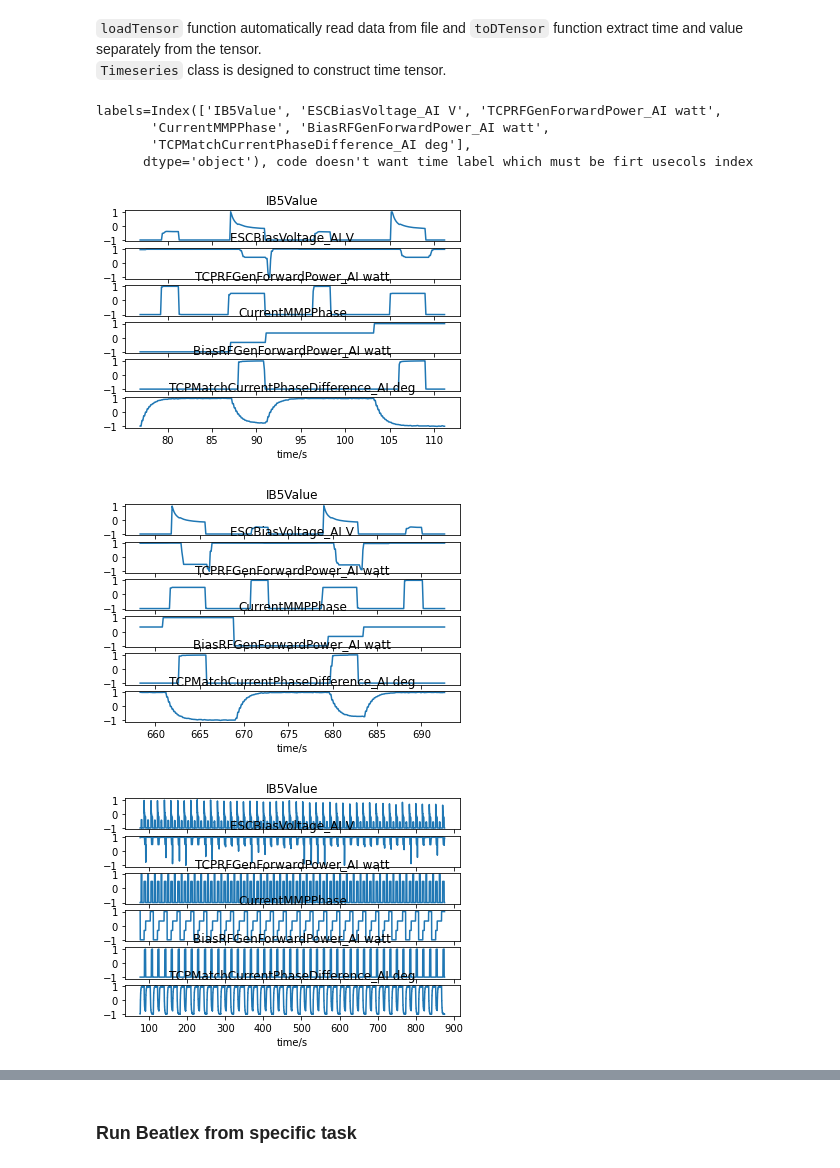
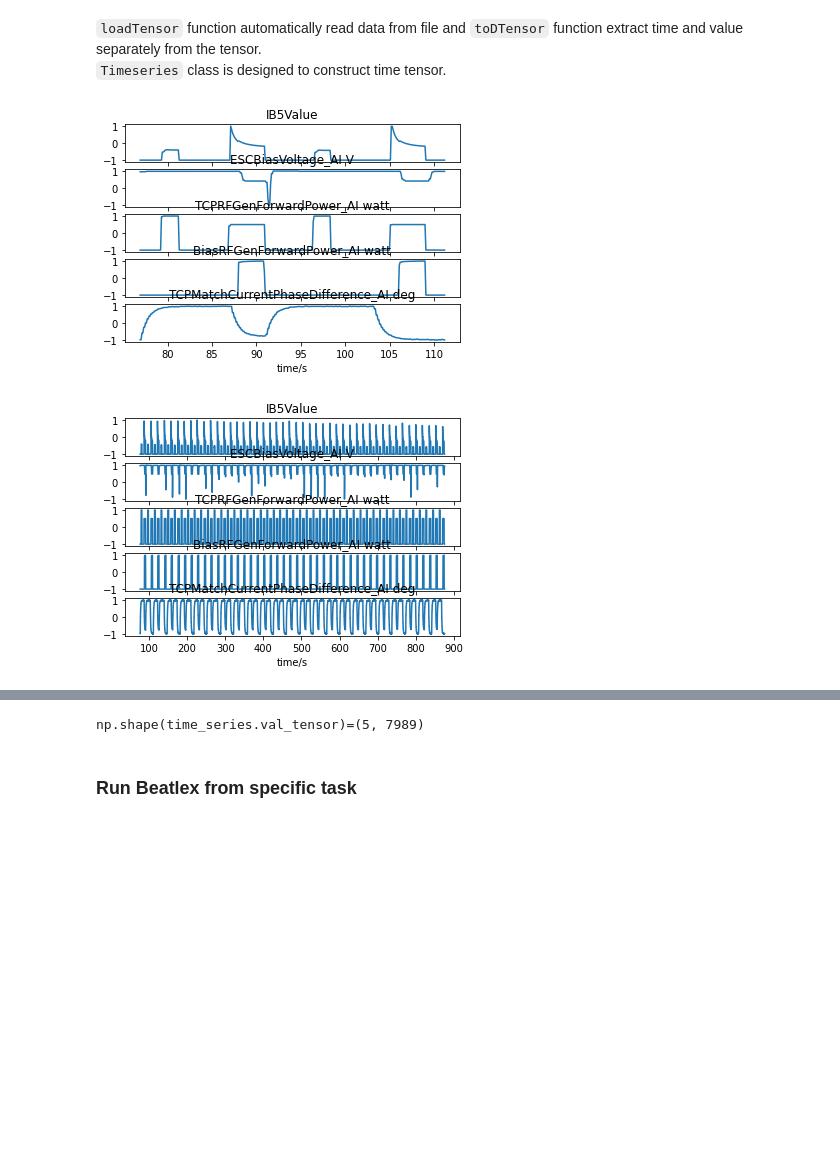
Before and after one commit to adb-home/spartan2-tutorials, a Jupyter notebook: Beatlex_adb.ipynb, the cells around one changed output, grey strips where cells are left out. Cells and saved outputs as stored; diff of their text form; code cells hidden in the pictures; blank space fills up the shorter version.

```diff
--- a/Beatlex_adb.ipynb
+++ b/Beatlex_adb.ipynb
@@ -19,37 +21,34 @@ Using backend cpu
 # %%
 fullset = 'inputData/LRCX-1/05-01-23_Dataset3_SJSUcase.csv'
 subset = 'inputData/LRCX-1/05-01-23_DataSUBset3_SJSUcase.csv'
 LRCXfilepath = subset
+pulse_AO = 60
 kwargs = {
         'header': 0,
-        'usecols': [0, 60, 8, 13, 67, 61, 36]
+        'usecols': [0, 8, 13, 67, 61, 36]
                     #36, 38, 120, 77 ] # of interest for full dataset3
                     #60, 13,  67, 8 ] # corresponding for SUBset of dataset3
                     #OES in subset [0,8,18,20,22,23,25,26,28,30,31,32,33]
         }
 df = pd.read_csv(LRCXfilepath)
 if not kwargs['usecols'] is None:
         labels = df.columns[sorted(kwargs['usecols'][1:])]
         time, value = st.loadTensor(path = LRCXfilepath, col_types = [float]*(len(labels)+1), sep=',', **kwargs).toDTensor(hastticks=True)
 else:
         kwargs.pop('usecols')
         labels = df.columns[1:]
         time, value = st.loadTensor(path = LRCXfilepath, col_types = [float]*(len(labels)+1), sep=',', **{'header': 0}).toDTensor(hastticks=True)
 
-print(f"{labels=}, code doesn't want time label which must be firt usecols index")
+# print(f"{labels=}, code doesn't want time label which must be firt usecols index")
 width = 342
-for beat in [0,17]:
+for beat in [0]:
         if 1112 + width*beat < 8756:
                 time_series = st.Timeseries(value, time, labels = labels).cut(start=768 + width*beat, end=1112 + width*beat, inplace=False).normalize(inplace=False)
                 st.plot_timeseries(time_series)
 time_series = st.Timeseries(value, time, labels = labels).cut(start=767, end=8756, inplace=False).normalize(inplace=False)
 st.plot_timeseries(time_series)
-print(f"time series {time_series}, type {type(time_series)}")
+# print(f"time series {time_series}, type {type(time_series)}")
+print(f"{np.shape(time_series.val_tensor)=}")
 # %% [output]
-labels=Index(['IB5Value', 'ESCBiasVoltage_AI V', 'TCPRFGenForwardPower_AI watt',
-       'CurrentMMPPhase', 'BiasRFGenForwardPower_AI watt',
-       'TCPMatchCurrentPhaseDifference_AI deg'],
-      dtype='object'), code doesn't want time label which must be firt usecols index
-[figure, old version]
+[figure, new version]
-[figure, old version]
+[figure, new version]
-[figure, removed]
@@ -73,3 +55,4 @@ labels=Index(['IB5Value', 'ESCBiasVoltage_AI V', 'TCPRFGenForwardPower_AI watt',
+np.shape(time_series.val_tensor)=(5, 7989)
 # %% [markdown]
 ### Run Beatlex from specific task
 # %%
```
Also changed, not shown: parts of 10 cells of this notebook.
